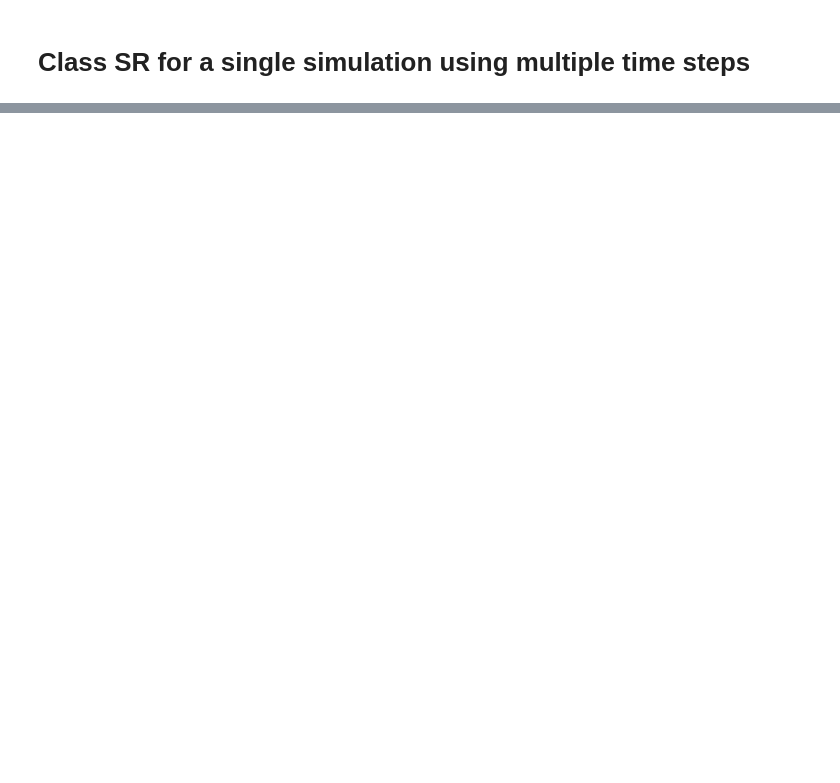
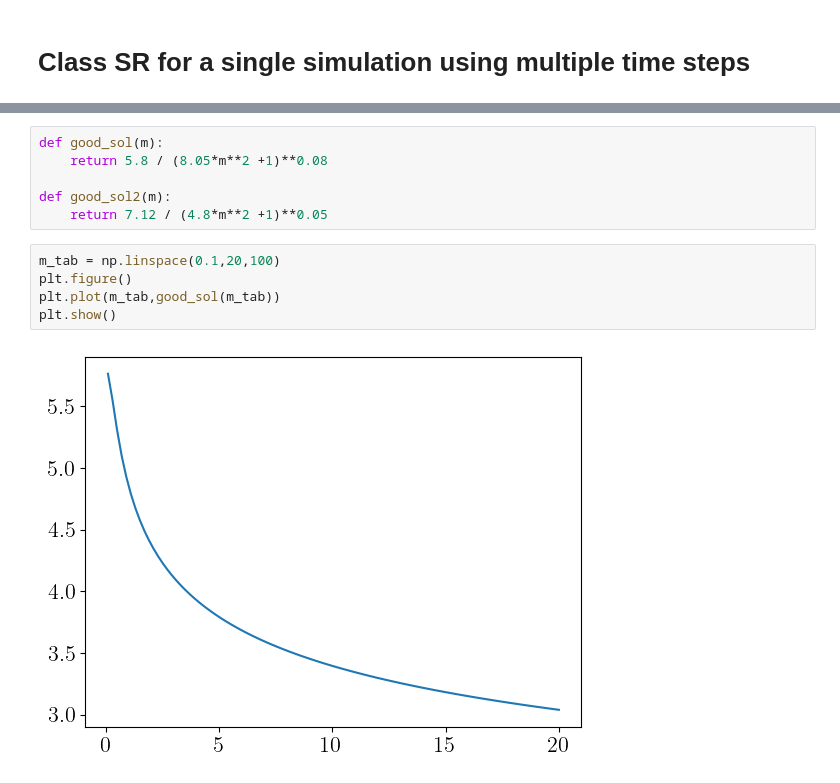
Before and after one commit to theocrt/phy-so-mass-dependent, a Jupyter notebook: velocity_dispersion.ipynb, the cells around one changed output, grey strips where cells are left out. Saved outputs shown, nothing was run; the diff lists cells and outputs as text; blank space fills up the shorter version.

```diff
--- a/velocity_dispersion.ipynb
+++ b/velocity_dispersion.ipynb
@@ -393,0 +595,13 @@ s₀⋅-ℯ                     - s₀
+# %%
+def good_sol(m):
+    return 5.8 / (8.05*m**2 +1)**0.08
+
+def good_sol2(m):
+    return 7.12 / (4.8*m**2 +1)**0.05
+# %%
+m_tab = np.linspace(0.1,20,100)
+plt.figure()
+plt.plot(m_tab,good_sol(m_tab))
+plt.show()
+# %% [output]
+[figure, added]
```
Also changed, not shown: parts of 13 cells of this notebook, 4 other files.
